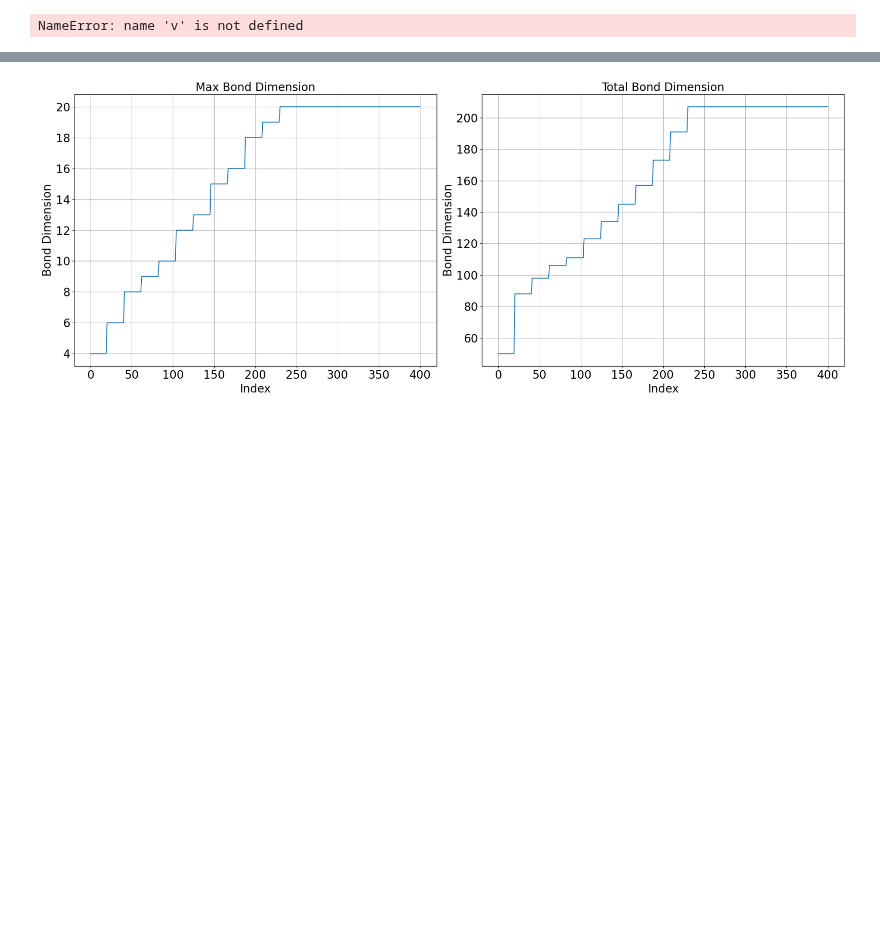
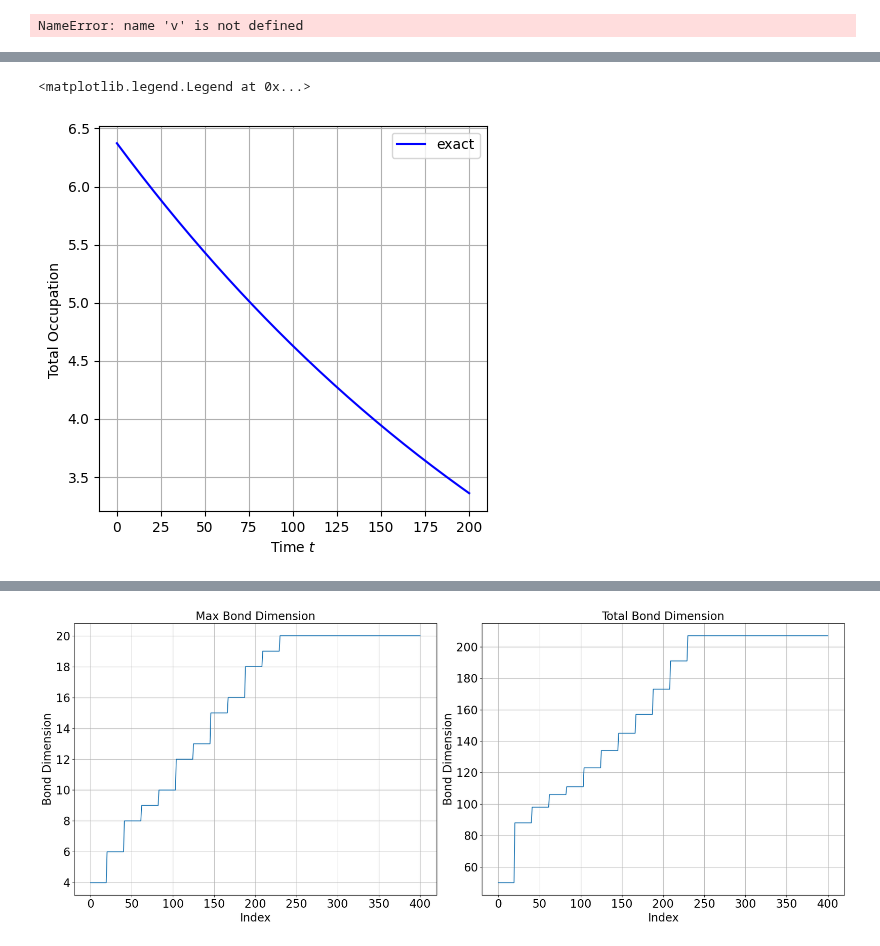
Before and after one commit to Pouri96/pytreenet, a Jupyter notebook: BoseHubbard_ham.ipynb, the cells around one changed output, grey strips where cells are left out. Drawn from its saved outputs; the diff is of its cells as text; code cells hidden in the pictures; blank space fills up the shorter version.

Commit message:
qutip

```diff
--- a/BoseHubbard_ham.ipynb
+++ b/BoseHubbard_ham.ipynb
@@ -6,2 +6,2 @@ np.random.seed(82)
 # %%
-d = 3
+d = 2
@@ -24,8 +8,12 @@ def load_list(filename):
 # %%
+from qutip import coherent
 def product_state(ttn, bond_dim=2 , physical_dim= 2):
     product_state = deepcopy(ttn)
-    # A = np.asarray(d*[1j/np.sqrt(physical_dim)])
-    A = np.array([0,1j* 1/np.sqrt(2),1j * 1/np.sqrt(2)])
+    #A = np.asarray(d*[1/np.sqrt(physical_dim)])
+    #A = np.array([0,1j* 1/np.sqrt(2),1j * 1/np.sqrt(2)])
+    # A = np.array([0,1])
+    alpha = 2
+    A = np.array(coherent(physical_dim , alpha).full())
     for node_id in product_state.nodes.keys():
         n = product_state.tensors[node_id].ndim - 1
         tensor = A.reshape((1,) * n + (physical_dim,))
@@ -585,0 +703,25 @@ tdvp_ex1.run_ex(evaluation_time=2)
+# %%
+import matplotlib.pyplot as plt
+
+fig1, axs1 = plt.subplots(1, 1, sharex=True, figsize=(5, 5))
+
+colors = ['b', 'g', 'r', 'c', 'm', 'y']
+
+# Plot imaginary parts
+axs1.plot(total_number, label="exact", color=colors[0])
+#axs1.plot( tdvp_ex1.operator_results()[0] , label="tdvp", color=colors[1], linestyle='--')
+#axs1.plot( np.real(tdvp_ex1.operator_results()[0]) + np.imag(tdvp_ex1.operator_results()[0]) , label="tdvp", color=colors[1], linestyle='--')
+
+
+
+
+# axs1.plot(results_N_ttn, label="N_ttn")
+# axs1.plot(results_N_t3n, label="N_t3n")
+
+axs1.set_xlabel("Time $t$")
+axs1.set_ylabel("Total Occupation ")
+axs1.grid(True)
+axs1.legend()
+# %% [output]
+<matplotlib.legend.Legend at 0x...>
+[figure, added]
```
Also changed, not shown: parts of 20 cells of this notebook, 7 other files.
